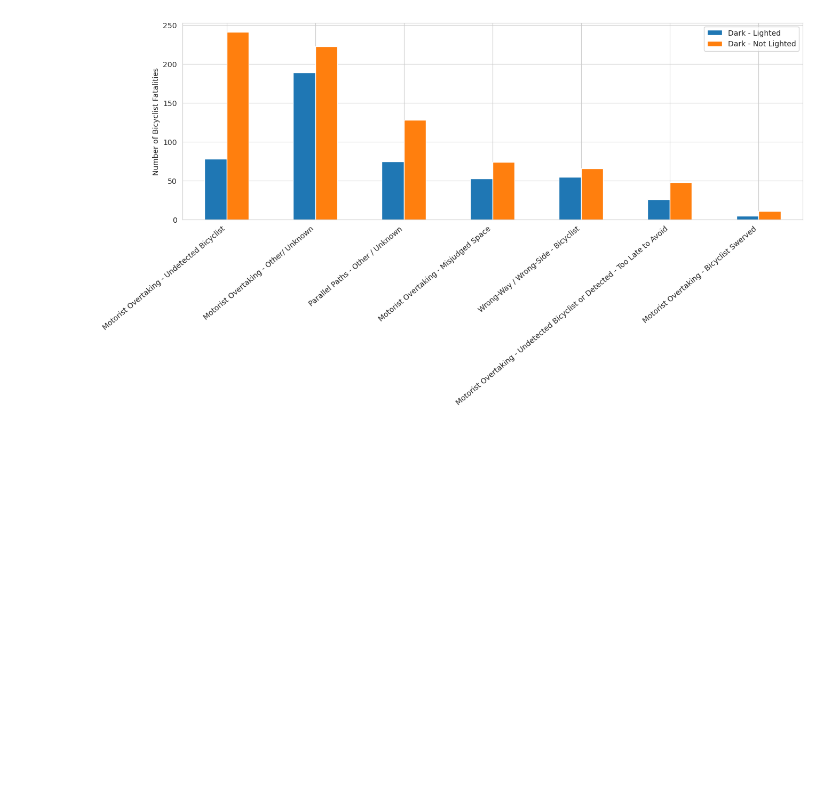
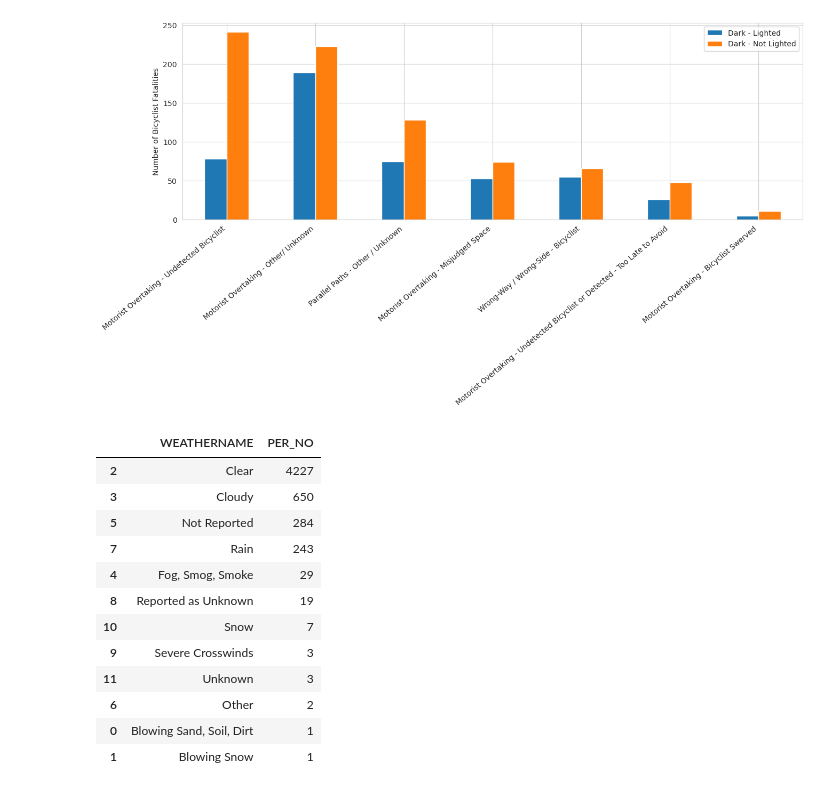
Before and after one commit to UC-Berkeley-I-School/Project2_Basit_Jasso_Ha, a Jupyter notebook: notebooks/04_environmentFactors.ipynb, the cells around one changed output. Cells and saved outputs as stored; diff of their text form; code cells hidden in the pictures; blank space fills up the shorter version.

```diff
--- a/notebooks/environment_analysis.ipynb
+++ b/notebooks/04_environmentFactors.ipynb
@@ -102,6 +102,22 @@ fig.set_figwidth(15)
 pass
 # %% [output]
 [figure]
+# %%
+pb.groupby(['WEATHERNAME'], as_index=False)['PER_NO'].count().sort_values(by='PER_NO', ascending=False)
+# %% [output]
+|  | WEATHERNAME | PER_NO |
+| 2 | Clear | 4227 |
+| 3 | Cloudy | 650 |
+| 5 | Not Reported | 284 |
+| 7 | Rain | 243 |
+| 4 | Fog, Smog, Smoke | 29 |
+| 8 | Reported as Unknown | 19 |
+| 10 | Snow | 7 |
+| 9 | Severe Crosswinds | 3 |
+| 11 | Unknown | 3 |
+| 6 | Other | 2 |
+| 0 | Blowing Sand, Soil, Dirt | 1 |
+| 1 | Blowing Snow | 1 |
 # %%
 wea = pb[~pb['WEATHERNAME'].isin(['Not Reported', 'Other', 'Reported as Unknown', 'Unknown'])]
 wea = wea.groupby(['YEAR', 'WEATHERNAME'], as_index=False)['PER_NO'].count()
```
Also changed, not shown: parts of 1 cell of this notebook.
